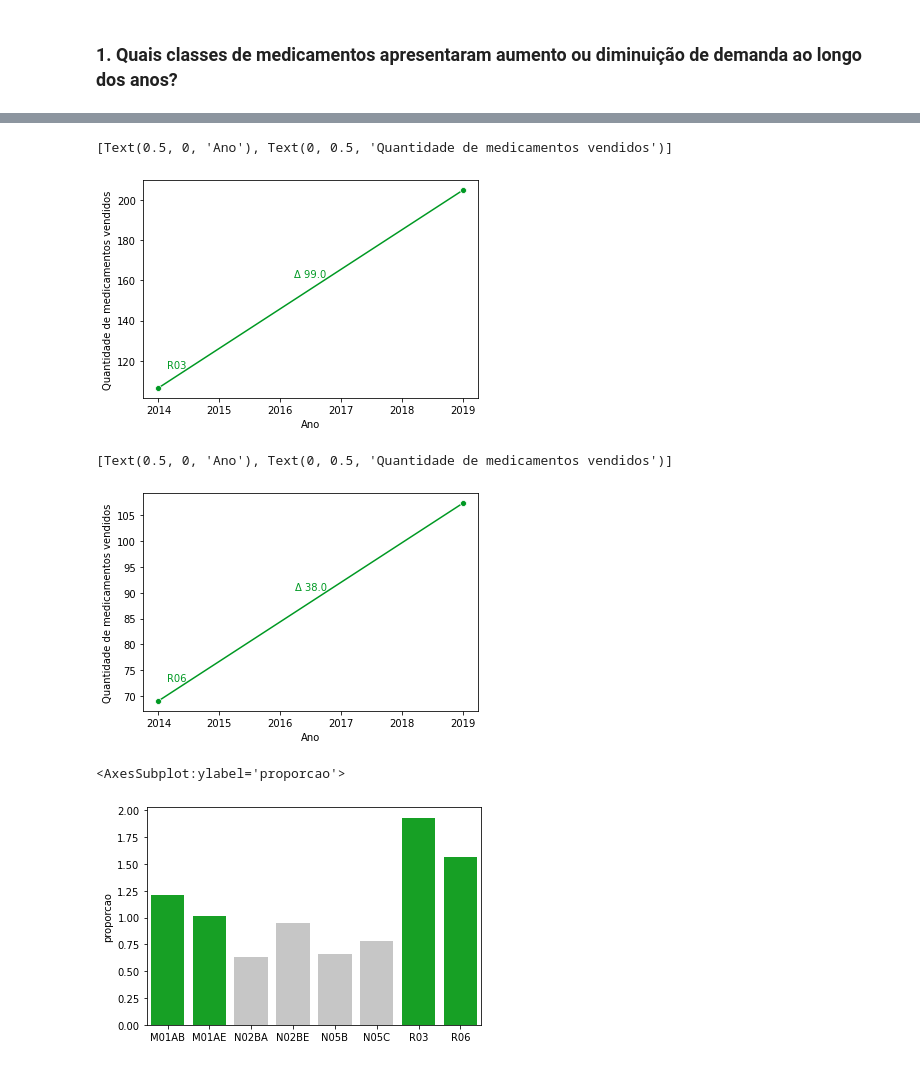
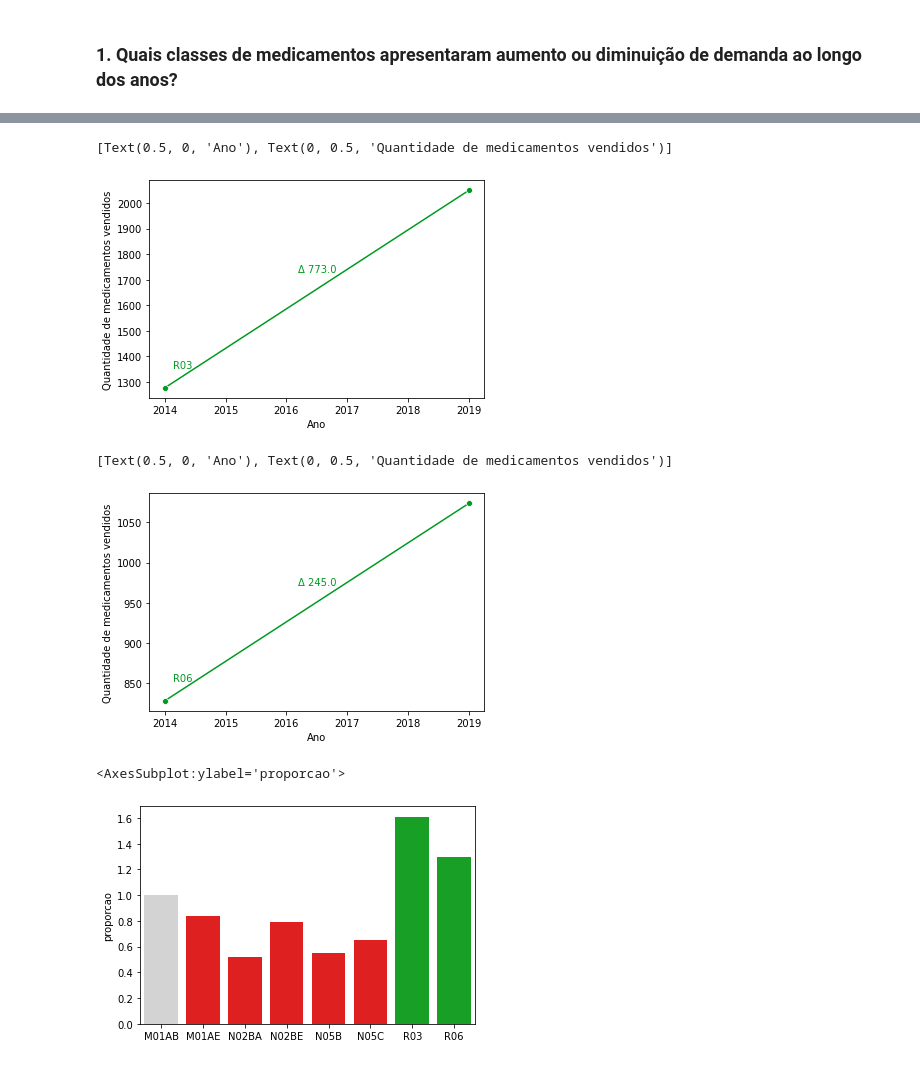
Before and after one commit to ailafelixa/EDA-Pharmaceutical-Sales, a Jupyter notebook: pharma-sales-analysis.ipynb, the cells around one changed output, grey strips where cells are left out. Drawn from its saved outputs; the diff is of its cells as text; code cells hidden in the pictures.

```diff
--- a/pharma-sales-analysis.ipynb
+++ b/pharma-sales-analysis.ipynb
@@ -90,7 +90,7 @@ dtype: object
 #Primeiro vamos selecionar os dados referentes aos anos de 2014 (nosso start-point) e de 2019 (nosso end-point)
 df_1 = pharma_sales_data.loc[(pharma_sales_data.datum.dt.year == 2014) | (pharma_sales_data.datum.dt.year == 2019)]
 df_1.loc[:,'datum'] = df_1.datum.dt.year
-df_1 = df_1.groupby('datum').mean() #Calculando a média de vendas para cada classe de medicamento em cada ano
+df_1 = df_1.groupby('datum').sum() #Calculando a quantidade de vendas para cada classe de medicamento em cada ano
 df_1.head()
 # %% [output]
 A value is trying to be set on a copy of a slice from a DataFrame.
@@ -167,28 +169,28 @@ ex.set(xlabel='Ano', ylabel='Quantidade de medicamentos vendidos')
 r1x = sns.lineplot(x=df_1.index, y=df_1.R03, ci = None, marker='o', color='#009923')
 plt.text(0.1, 0.15, df_1.columns[6], horizontalalignment='center',
      verticalalignment='center', transform=r1x.transAxes, color='#009923')
-plt.text(0.5, 0.57, 'Δ '+delta_str.iloc[0,6], horizontalalignment='center',
+plt.text(0.5, 0.59, 'Δ '+delta_str.iloc[0,6], horizontalalignment='center',
      verticalalignment='center', transform=r1x.transAxes, color='#009923')
 r1x.set(xlabel='Ano', ylabel='Quantidade de medicamentos vendidos')
 # %% [output]
 [Text(0.5, 0, 'Ano'), Text(0, 0.5, 'Quantidade de medicamentos vendidos')]
-[figure, old version]
+[figure, new version]
 # %%
 #Anti-histamínicos
 r2x = sns.lineplot(x=df_1.index, y=df_1.R06, ci = None, marker='o', color='#009923')
 plt.text(0.1, 0.15, df_1.columns[7], horizontalalignment='center',
      verticalalignment='center', transform=r2x.transAxes, color='#009923')
-plt.text(0.5, 0.57, 'Δ '+delta_str.iloc[0,7], horizontalalignment='center',
+plt.text(0.5, 0.59, 'Δ '+delta_str.iloc[0,7], horizontalalignment='center',
      verticalalignment='center', transform=r2x.transAxes, color='#009923')
 r2x.set(xlabel='Ano', ylabel='Quantidade de medicamentos vendidos')
 # %% [output]
 [Text(0.5, 0, 'Ano'), Text(0, 0.5, 'Quantidade de medicamentos vendidos')]
-[figure, old version]
+[figure, new version]
 # %%
 #Agora vamos visualizar os dados juntos para termos uma noção global do crescimento e decréscimo proporcional para cada medicamento
 #Para não ter que definir manualmente todas as cores, vamos elaborar uma paleta de cores de forma condicional
-cores_prop = ['#C6C6C6' if num < 1 else '#00B713' if num > 1 else 'grey' for num in proporcao.proporcao]
+cores_prop = ['red' if num < 1 else '#00B713' if num > 1 else '#D3D3D3' for num in proporcao.proporcao]
 sns.barplot(x=proporcao.index, y=proporcao.proporcao, palette=cores_prop)
 # %% [output]
 <AxesSubplot:ylabel='proporcao'>
-[figure, old version]
+[figure, new version]
```
Also changed, not shown: parts of 7 cells of this notebook.
